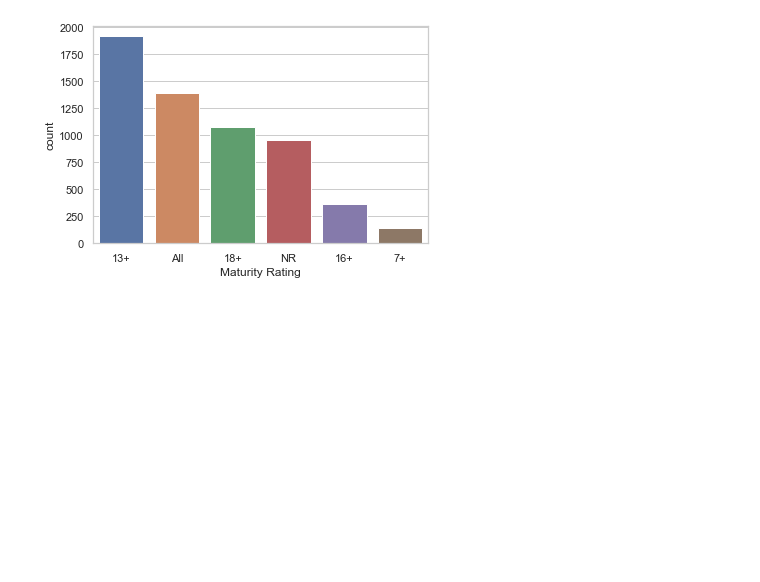
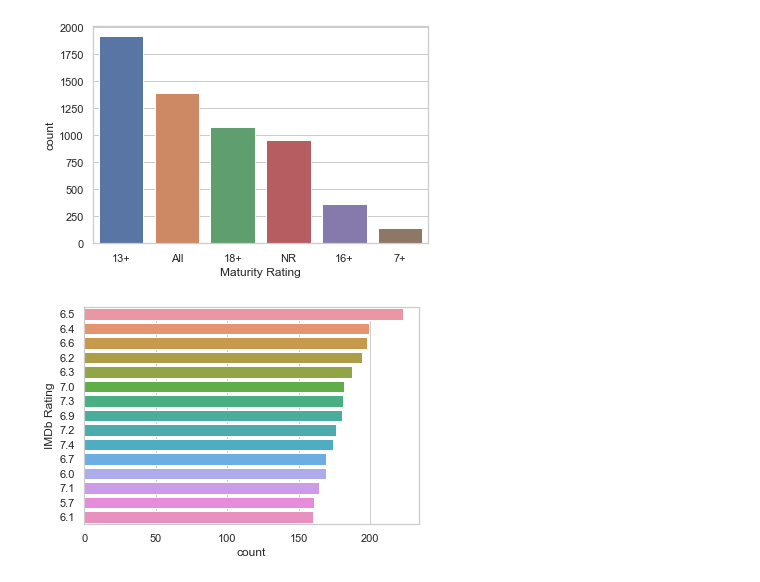
Before and after one commit to mariatan0/amazon-movies-data-analysis, a Jupyter notebook: Read_DB.ipynb, the cells around one changed output. Saved outputs shown, nothing was run; the diff lists cells and outputs as text; code cells hidden in the pictures; blank space fills up the shorter version.

```diff
--- a/Read_DB.ipynb
+++ b/Read_DB.ipynb
@@ -279,3 +285,8 @@ ax = sns.countplot(x="Maturity Rating", data=df_clean, order=df_clean['Maturity
 #Count of different maturity ratings
 # %% [output]
 [figure]
+# %%
+ax = sns.countplot(y="IMDb Rating", data=df_clean, order=df_clean['IMDb Rating'].value_counts().index[0:15])
+#count of each IMDb Ratings
+# %% [output]
+[figure, added]
```
Also changed, not shown: parts of 8 cells of this notebook.
